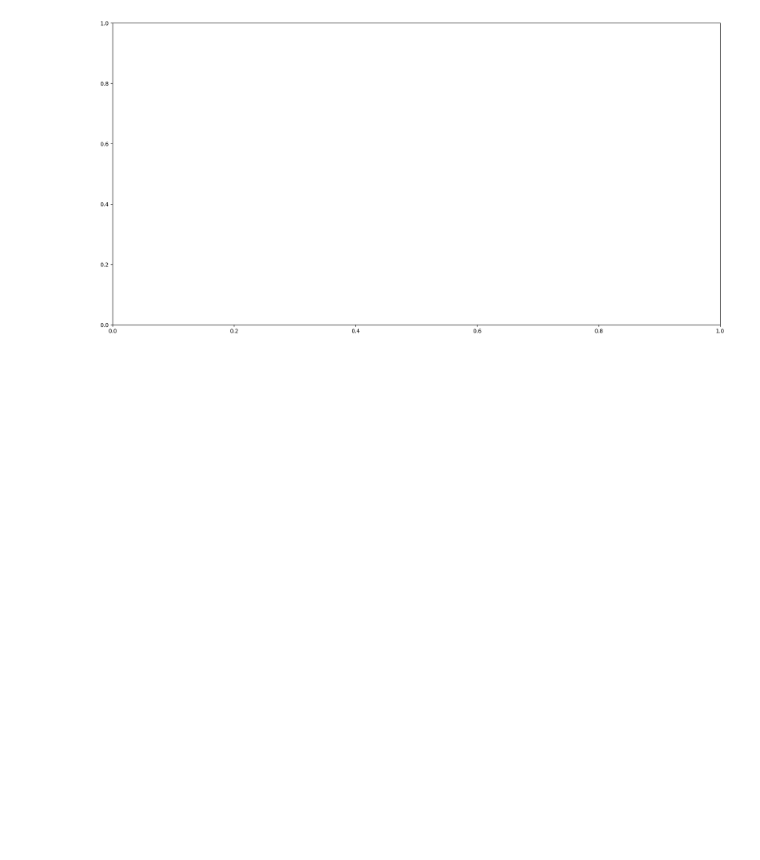
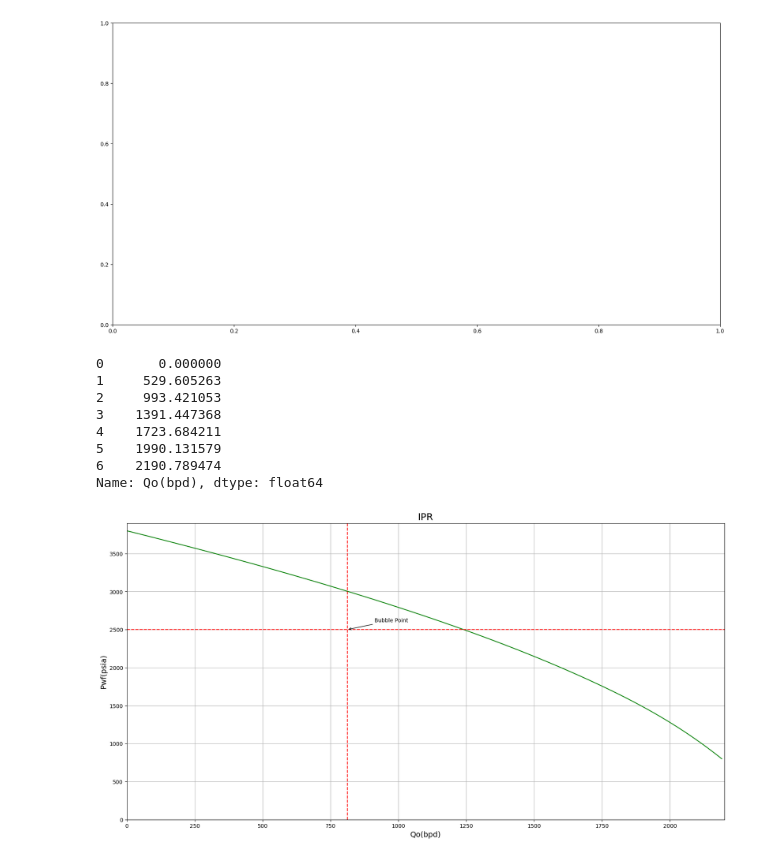
Before and after one commit to AngelBoza-Ecu/Project_Prod, a Jupyter notebook: Untitled.ipynb, the cells around one changed output. Drawn from its saved outputs; the diff is of its cells as text; code cells hidden in the pictures; blank space fills up the shorter version.

```diff
--- a/Untitled.ipynb
+++ b/Untitled.ipynb
@@ -457,0 +518,19 @@ def IPR_Curve(q_test, pwf_test, pr, pwf, pb, ef=1, ef2=None, ax=None):
+# %%
+q_test = 500
+pwf_test = 3000
+pr = 3800
+pb = 2500
+method = 'Vogel'
+pwf_l = np.array([pr,pr-500,pr-1000,pr-1500,pr-2000, pr-2500, pr-3000])
+# %%
+IPR_curve_methods(q_test, pwf_test, pr, pwf_l, pb, method, ef=1, ef2=None)
+# %% [output]
+0       0.000000
+1     529.605263
+2     993.421053
+3    1391.447368
+4    1723.684211
+5    1990.131579
+6    2190.789474
+Name: Qo(bpd), dtype: float64
+[figure, added]
```
Also changed, not shown: parts of 4 cells of this notebook, 2 other files.
